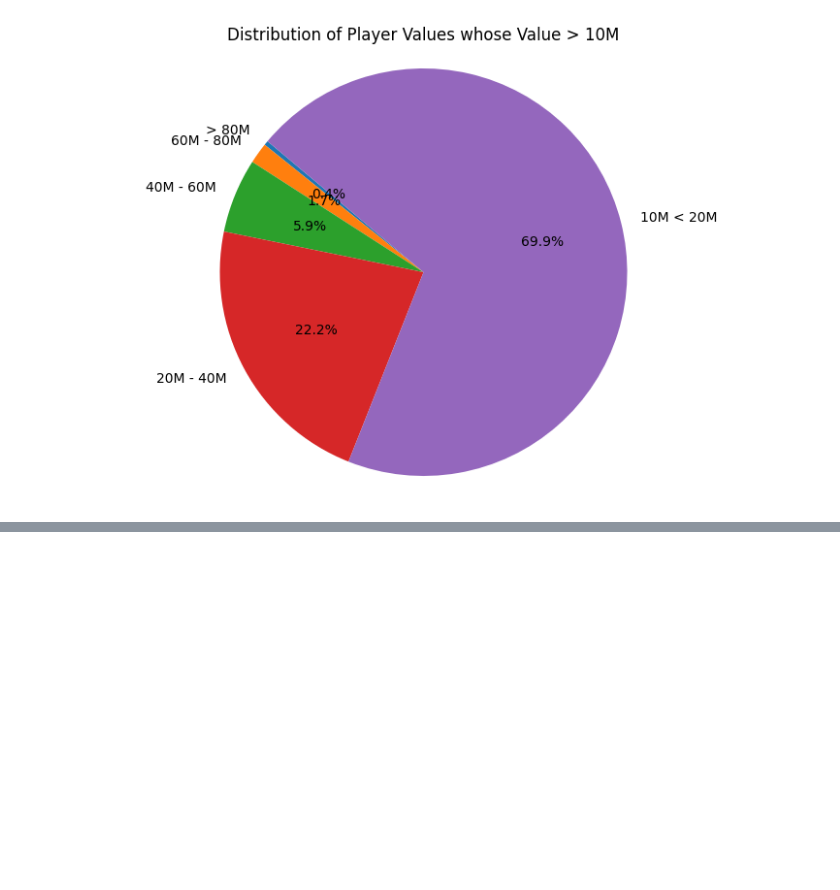
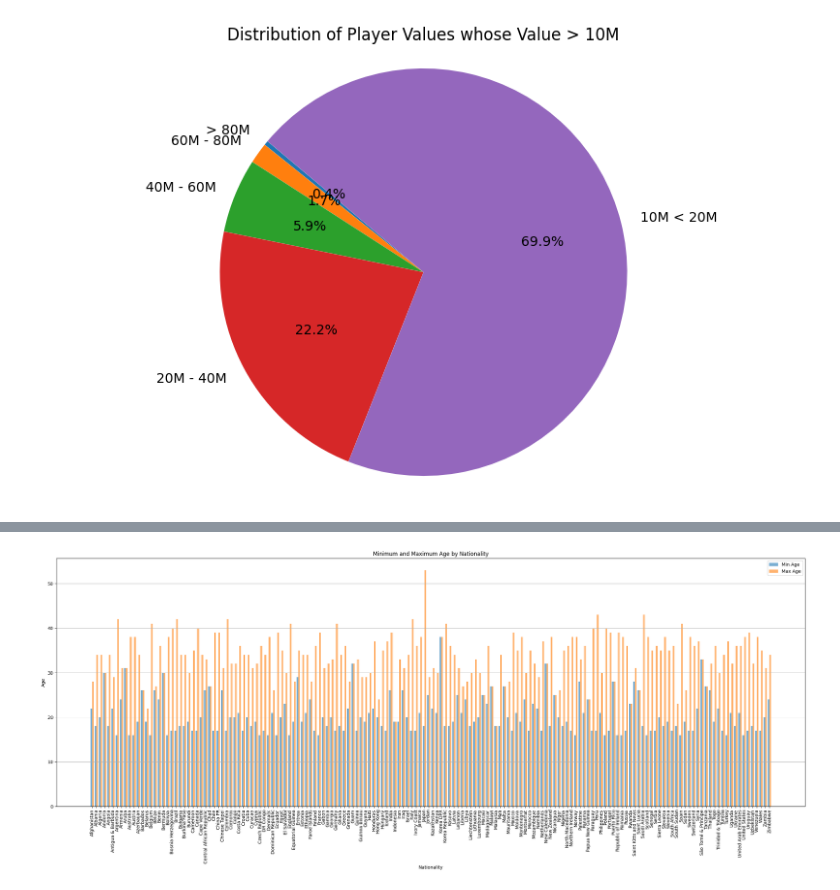
Before and after one commit to Scholiboi/compute-task, a Jupyter notebook: 2.ipynb, the cells around one changed output, grey strips where cells are left out. Saved outputs shown, nothing was run; the diff lists cells and outputs as text; code cells hidden in the pictures; blank space fills up the shorter version.

```diff
--- a/2.ipynb
+++ b/2.ipynb
@@ -139,3 +139,6 @@ short_name    592
 value_eur     592
 dtype: int64
 [figure]
+# %%
+df1 = df[['short_name','age','nationality']]
+df1
@@ -141,0 +161,3 @@ dtype: int64
+# %%
+age_stats = df1.groupby(by='nationality')['age'].agg(['mean','min','max']).reset_index()
+age_stats
@@ -141,0 +178,18 @@ dtype: int64
+# %%
+plt.figure(figsize=(30, 10))
+bar_width = 0.4
+nationalities = age_stats['nationality']
+
+plt.bar(range(len(nationalities)), age_stats['min'], width=bar_width, label='Min Age', alpha=0.6)
+plt.bar([i + bar_width for i in range(len(nationalities))], age_stats['max'], width=bar_width, label='Max Age', alpha=0.6)
+
+plt.xlabel('Nationality')
+plt.ylabel('Age')
+plt.title('Minimum and Maximum Age by Nationality')
+plt.xticks([i + bar_width / 2 for i in range(len(nationalities))], nationalities, rotation=90)
+plt.legend()
+plt.grid(axis='y')
+
+plt.show()
+# %% [output]
+[figure, added]
```
Also changed, not shown: parts of 3 cells of this notebook, 1 other file.
